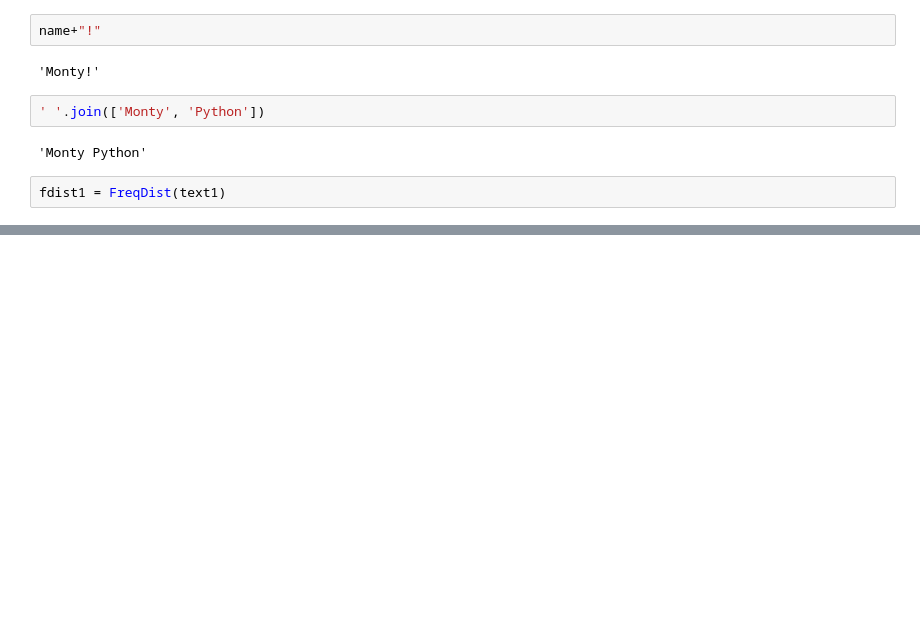
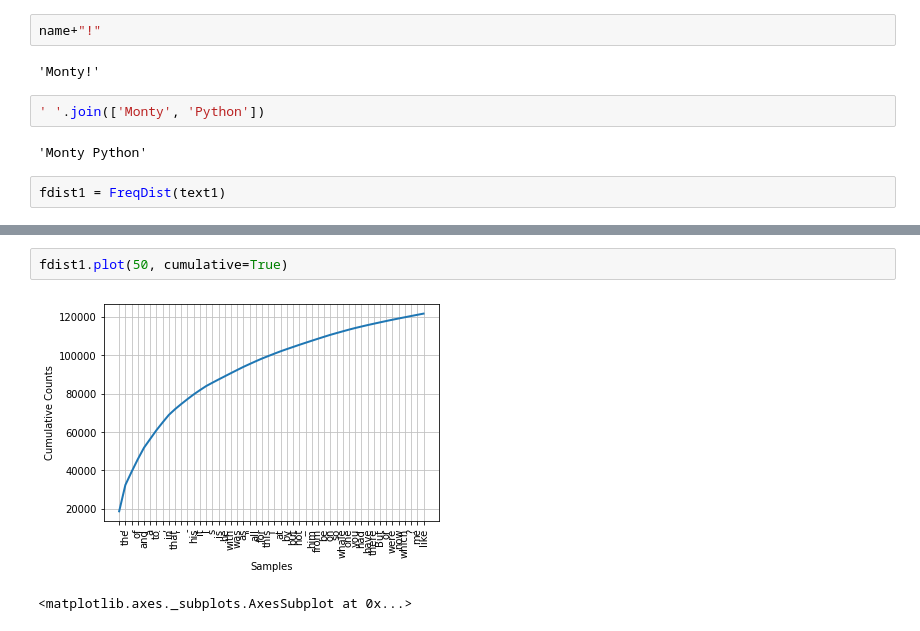
Before and after one commit to prakharsrivastava/powerbi, a Jupyter notebook: Welcome_To_Colaboratory.ipynb, the cells around one changed output, grey strips where cells are left out. Saved outputs shown, nothing was run; the diff lists cells and outputs as text; blank space fills up the shorter version.

```diff
--- a/Welcome_To_Colaboratory.ipynb
+++ b/Welcome_To_Colaboratory.ipynb
@@ -222,0 +276,5 @@ fdist1
+# %%
+fdist1.plot(50, cumulative=True)
+# %% [output]
+[figure, added]
+<matplotlib.axes._subplots.AxesSubplot at 0x...>
```
Also changed, not shown: parts of 38 cells of this notebook.
